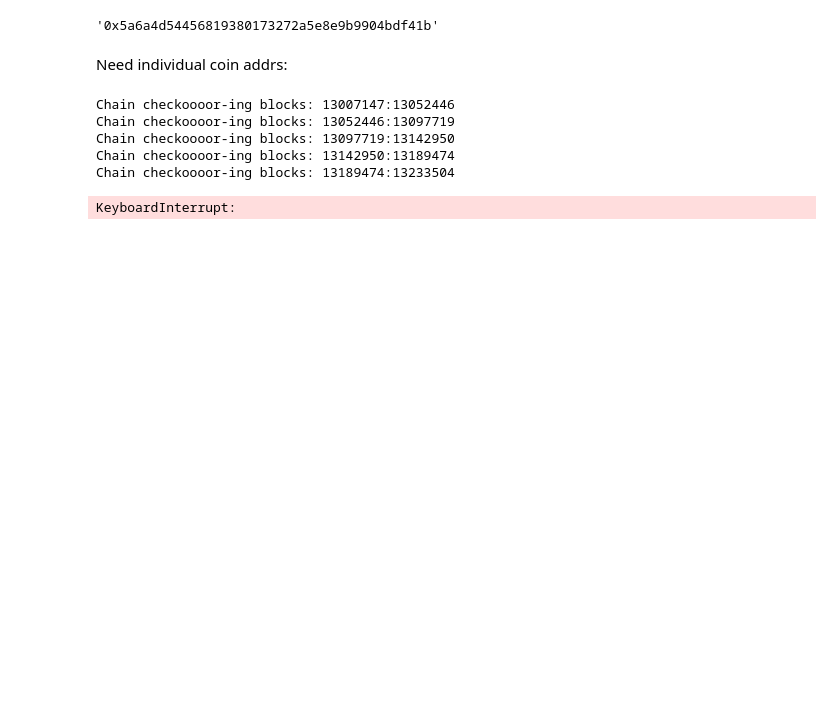
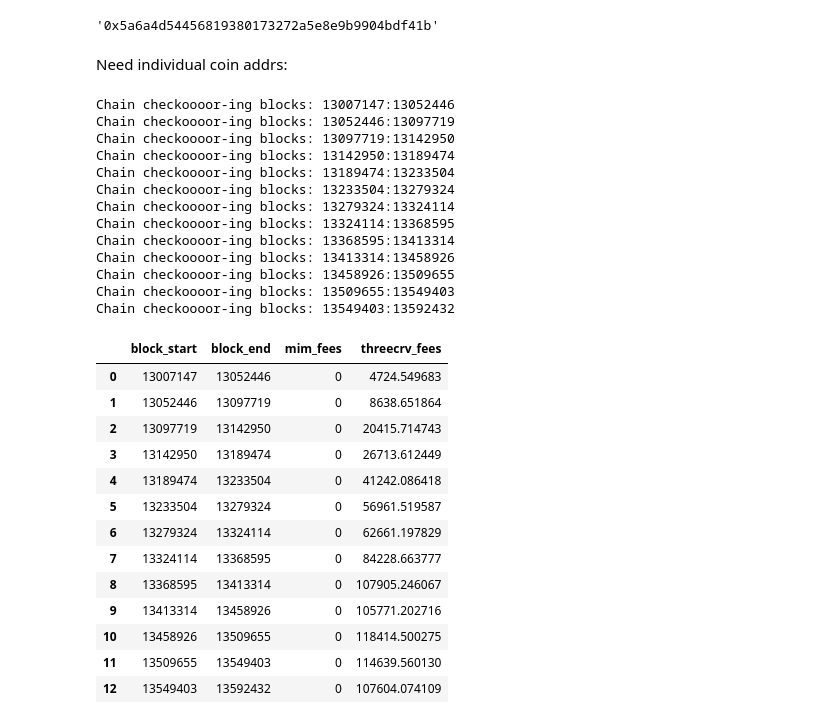
Before and after one commit to bout3fiddy/on-chain-analytics, a Jupyter notebook: notebooks/curve-analysis/curve-pools/pool_revenue/mim/tripool_admin_fee_claims.ipynb, the cells around one changed output. Cells and saved outputs as stored; diff of their text form; code cells hidden in the pictures; blank space fills up the shorter version.

```diff
--- a/notebooks/curve-analysis/curve-pools/pool_revenue/mim/tripool_admin_fee_claims.ipynb
+++ b/notebooks/curve-analysis/curve-pools/pool_revenue/mim/tripool_admin_fee_claims.ipynb
@@ -58,11 +60,9 @@ for (block_start, block_end) in subgraph_block_ranges:
 
         if (
                 from_address == pool_addr and
-                to_address == admin
+                to_address in [admin_claim_addrs, admin]
         ):
             mim_fees += value*1e-18
-            print(transfer['transactionHash'].hex())
-            raise
 
     threecrv_transfer_filter = threecrv.events.Transfer.createFilter(
         fromBlock=block_start,
@@ -71,34 +71,53 @@ for (block_start, block_end) in subgraph_block_ranges:
     all_transfers = threecrv_transfer_filter.get_all_entries()
     threecrv_fees = 0
     for transfer in all_transfers:
 
         to_address = transfer['args']['_to']
         from_address = transfer['args']['_from']
         value = transfer['args']['_value']
         block = transfer['blockNumber']
 
         if (
                 from_address == pool_addr and
-                to_address == admin
+                to_address in [admin_claim_addrs, admin]
         ):
             threecrv_fees += value*1e-18
-            print(transfer['transactionHash'].hex())
-            raise
 
     dict_fees = {
         'block_start': block_start,
         'block_end': block_end,
         'mim_fees': mim_fees,
         'threecrv_fees': threecrv_fees
     }
     fees_for_range.append(dict_fees)
 
 df_fees = pd.DataFrame(fees_for_range)
 df_fees
 # %% [output]
 Chain checkoooor-ing blocks: 13007147:13052446
 Chain checkoooor-ing blocks: 13052446:13097719
 Chain checkoooor-ing blocks: 13097719:13142950
 Chain checkoooor-ing blocks: 13142950:13189474
 Chain checkoooor-ing blocks: 13189474:13233504
+Chain checkoooor-ing blocks: 13233504:13279324
+Chain checkoooor-ing blocks: 13279324:13324114
+Chain checkoooor-ing blocks: 13324114:13368595
+Chain checkoooor-ing blocks: 13368595:13413314
+Chain checkoooor-ing blocks: 13413314:13458926
+Chain checkoooor-ing blocks: 13458926:13509655
+Chain checkoooor-ing blocks: 13509655:13549403
+Chain checkoooor-ing blocks: 13549403:13592432
-KeyboardInterrupt:
+|  | block_start | block_end | mim_fees | threecrv_fees |
+| 0 | 13007147 | 13052446 | 0 | 4724.549683 |
+| 1 | 13052446 | 13097719 | 0 | 8638.651864 |
+| 2 | 13097719 | 13142950 | 0 | 20415.714743 |
+| 3 | 13142950 | 13189474 | 0 | 26713.612449 |
+| 4 | 13189474 | 13233504 | 0 | 41242.086418 |
+| 5 | 13233504 | 13279324 | 0 | 56961.519587 |
+| 6 | 13279324 | 13324114 | 0 | 62661.197829 |
+| 7 | 13324114 | 13368595 | 0 | 84228.663777 |
+| 8 | 13368595 | 13413314 | 0 | 107905.246067 |
+| 9 | 13413314 | 13458926 | 0 | 105771.202716 |
+| 10 | 13458926 | 13509655 | 0 | 118414.500275 |
+| 11 | 13509655 | 13549403 | 0 | 114639.560130 |
+| 12 | 13549403 | 13592432 | 0 | 107604.074109 |
```
Also changed, not shown: parts of 4 cells of this notebook.
